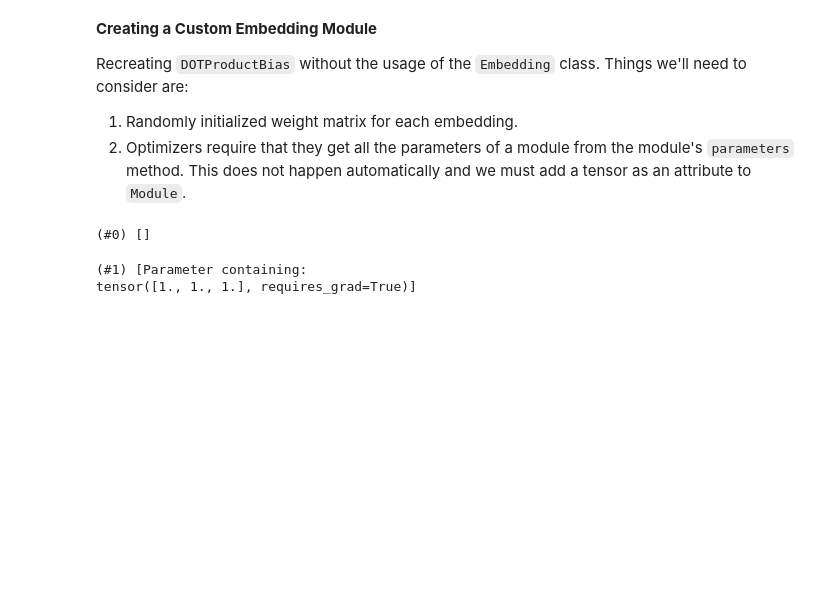
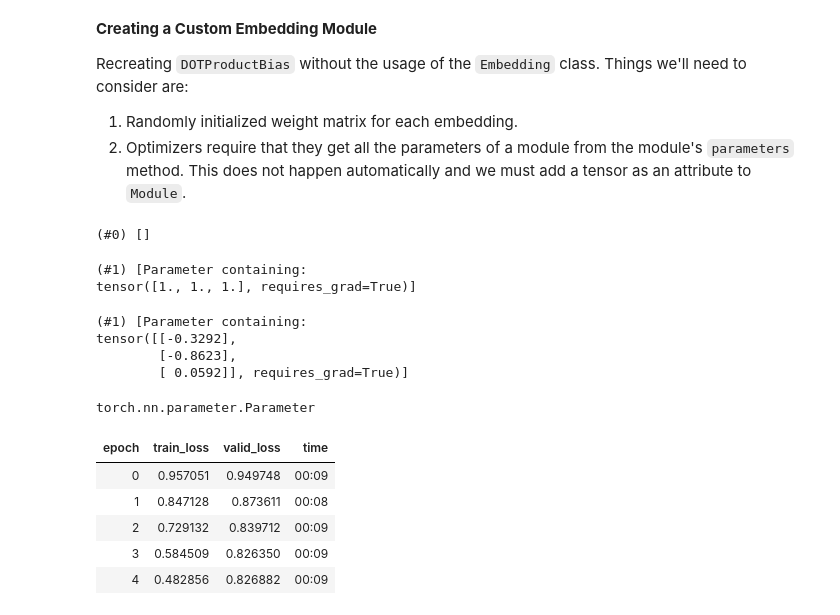
Before and after one commit to bil-ardhry/fastai_course_22, a Jupyter notebook: Collaborate_Filtering_Deepdive.ipynb, the cells around one changed output. Drawn from its saved outputs; the diff is of its cells as text; code cells hidden in the pictures; blank space fills up the shorter version.

```diff
--- a/Collaborate_Filtering_Deepdive.ipynb
+++ b/Collaborate_Filtering_Deepdive.ipynb
@@ -324,3 +324,21 @@ L(T().parameters())
 # %% [output]
 (#1) [Parameter containing:
 tensor([1., 1., 1.], requires_grad=True)]
+# %%
+# Since all PyTorch modules use nn.Parameter for any trainable parameters, that's
+# why we haven't had to use it till now.
+class T(Module):
+  def __init__(self):
+    self.a = nn.Linear(1, 3, bias=False)
+
+t = T()
+L(t.parameters())
+# %% [output]
+(#1) [Parameter containing:
+tensor([[-0.3292],
+        [-0.8623],
+        [ 0.0592]], requires_grad=True)]
+# %%
+type(t.a.weight)
+# %% [output]
+torch.nn.parameter.Parameter
@@ -326,0 +365,12 @@ tensor([1., 1., 1.], requires_grad=True)]
+# %%
+# Retraining, all else being equal
+model = DotProductBias(n_users, n_movies, 50)
+learn = Learner(dls, model, loss_func=MSELossFlat())
+learn.fit_one_cycle(5, 5e-3, wd=0.1)
+# %% [output]
+| epoch | train_loss | valid_loss | time |
+| 0 | 0.957051 | 0.949748 | 00:09 |
+| 1 | 0.847128 | 0.873611 | 00:08 |
+| 2 | 0.729132 | 0.839712 | 00:09 |
+| 3 | 0.584509 | 0.826350 | 00:09 |
+| 4 | 0.482856 | 0.826882 | 00:09 |
```
Also changed, not shown: parts of 12 cells of this notebook.
